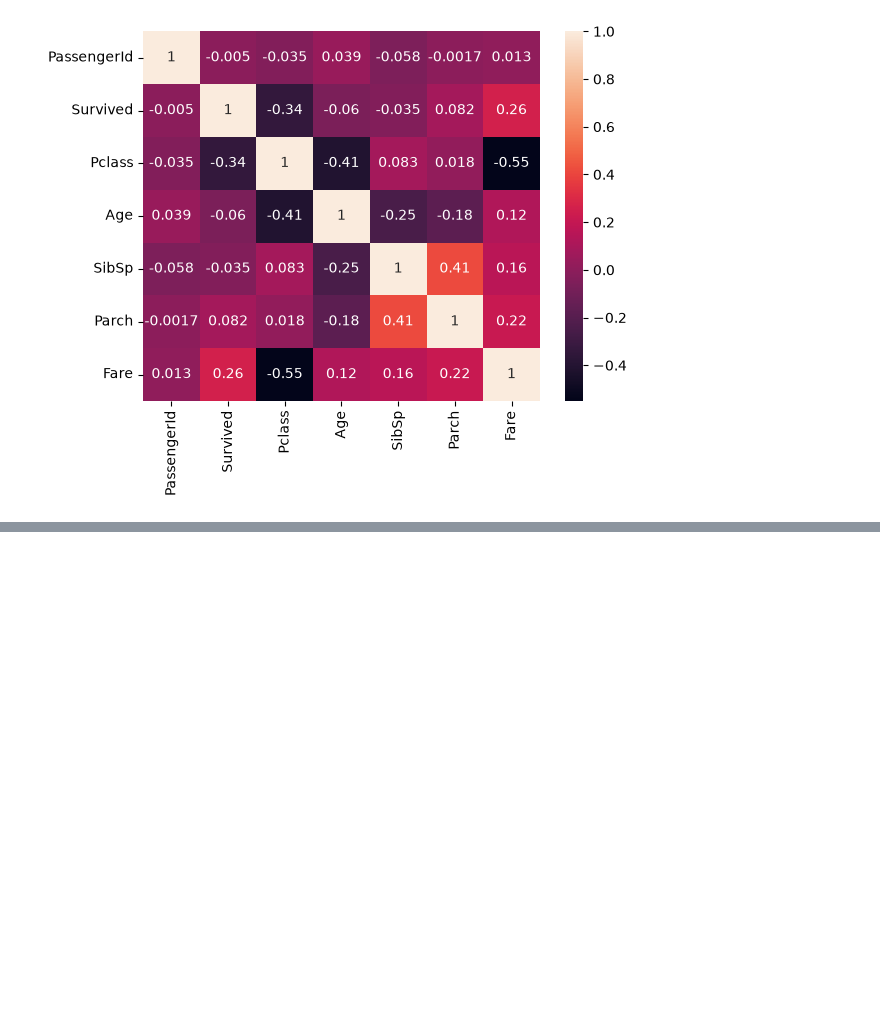
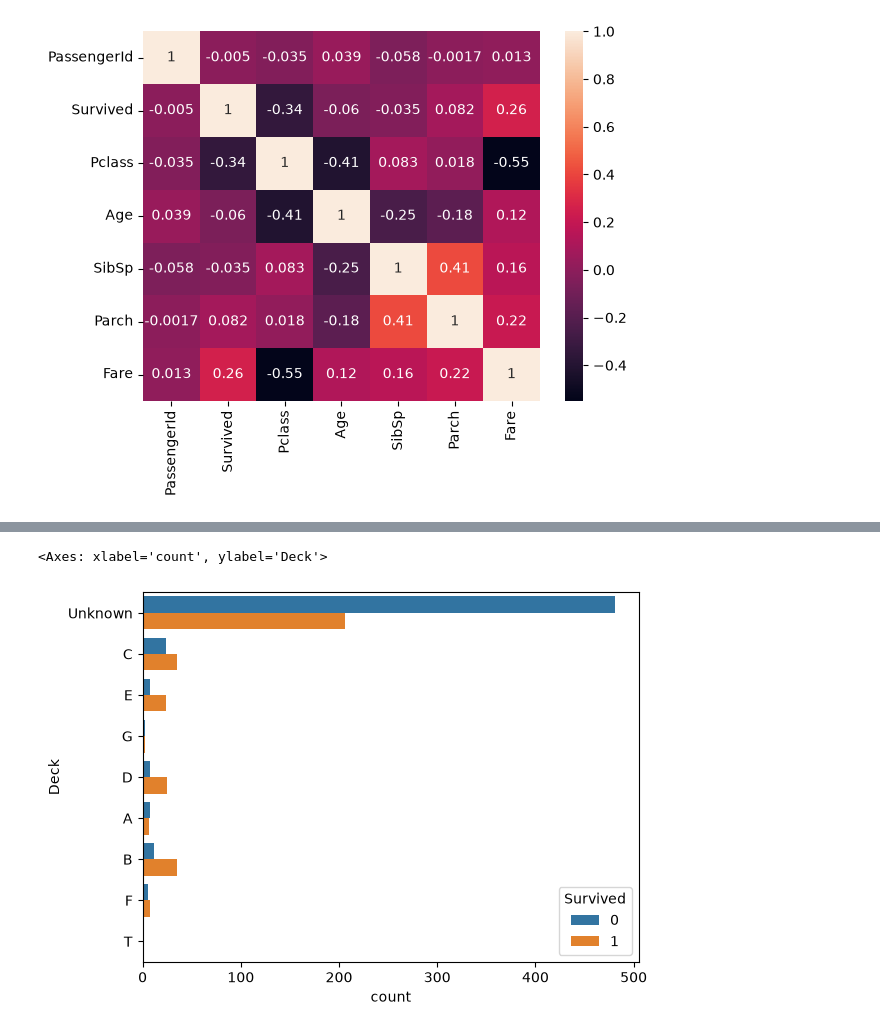
Before and after one commit to Shahzaib695/Ai-Data-Science, a Jupyter notebook: Assignment Revisions/Titanic-Data/titanic.ipynb, the cells around one changed output, grey strips where cells are left out. Saved outputs shown, nothing was run; the diff lists cells and outputs as text; code cells hidden in the pictures; blank space fills up the shorter version.

```diff
--- a/Assignment Revisions/Titanic-Data/titanic.ipynb
+++ b/Assignment Revisions/Titanic-Data/titanic.ipynb
@@ -254,0 +300,5 @@ plt.tight_layout()
+# %%
+sns.countplot(y=df['Deck'],hue=df['Survived'])
+# %% [output]
+<Axes: xlabel='count', ylabel='Deck'>
+[figure, added]
```
Also changed, not shown: parts of 29 cells of this notebook.
